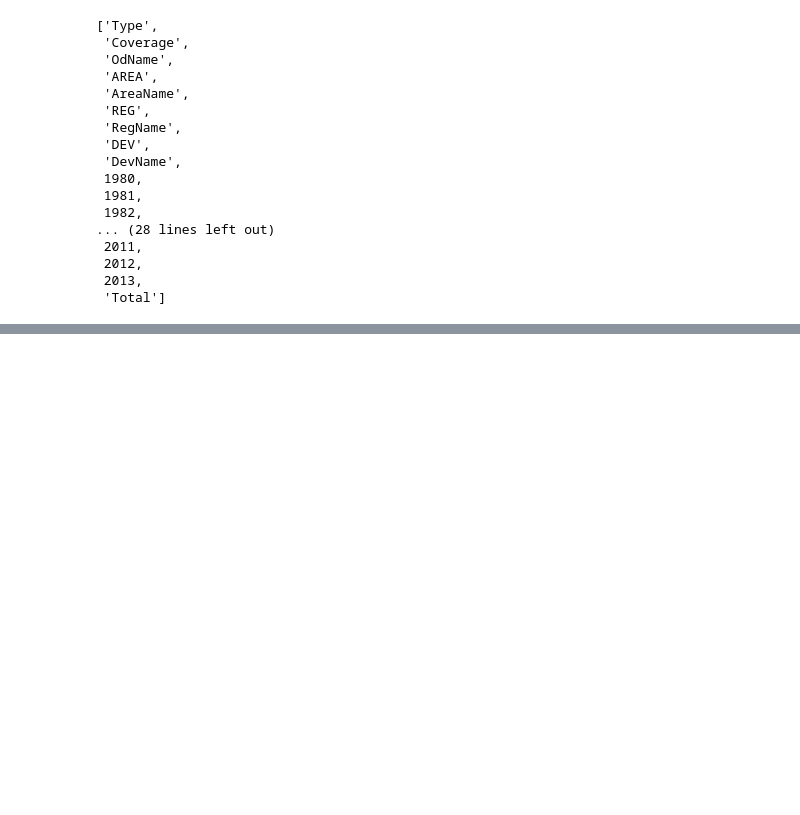
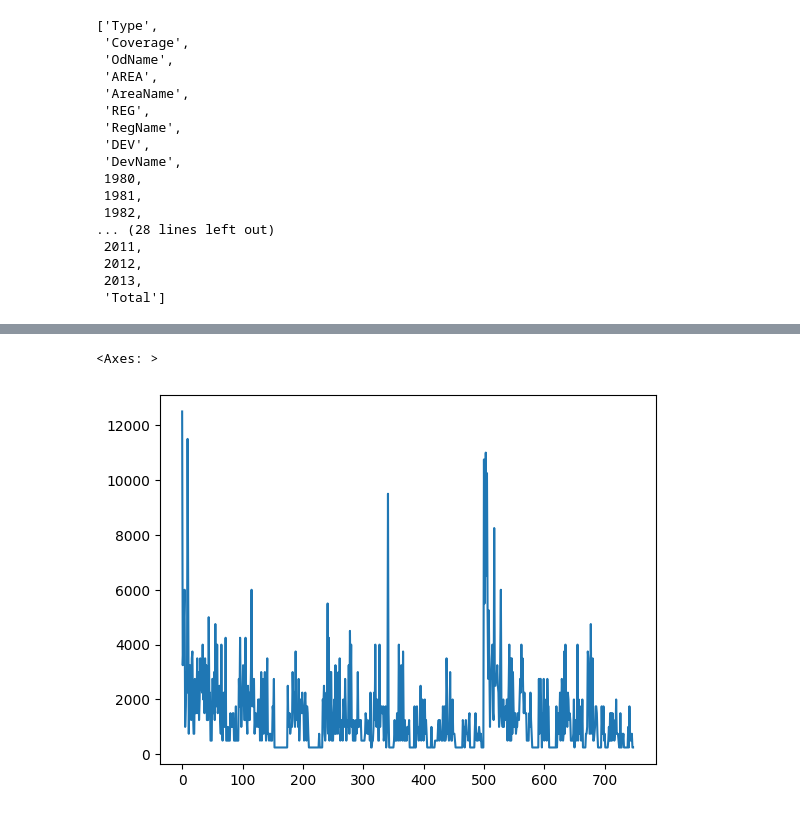
Before and after one commit to Nishantshukla2261/PYTHON-DIGIPODIUM, a Jupyter notebook: pandas_basic/analysis.ipynb, the cells around one changed output, grey strips where cells are left out. Drawn from its saved outputs; the diff is of its cells as text; code cells hidden in the pictures; blank space fills up the shorter version.

```diff
--- a/pandas_basic/analysis.ipynb
+++ b/pandas_basic/analysis.ipynb
@@ -894,0 +1124,12 @@ df.head()
+# %%
+def categorize_monetary_value(amt):  ## ise pandas m likhne k doo tarike h
+    if amt>10000:
+        return 'High'
+    elif amt >5000:
+        return 'medium'
+    elif amt>1000:
+        return 'low'
+    else:
+        return 'very low'
+    ## testing with a single value
+categorize_monetary_value(5500)
@@ -894,0 +1157,3 @@ df.head()
+# %%
+df2['Monitary Group']=df2.Monetary.apply(categorize_monetary_value) ## isse do trh ke graph bna sakte hai
+df2
@@ -894,0 +1174,5 @@ df.head()
+# %%
+df2.Monetary.plot()
+# %% [output]
+<Axes: >
+[figure, added]
```
Also changed, not shown: parts of 52 cells of this notebook.
